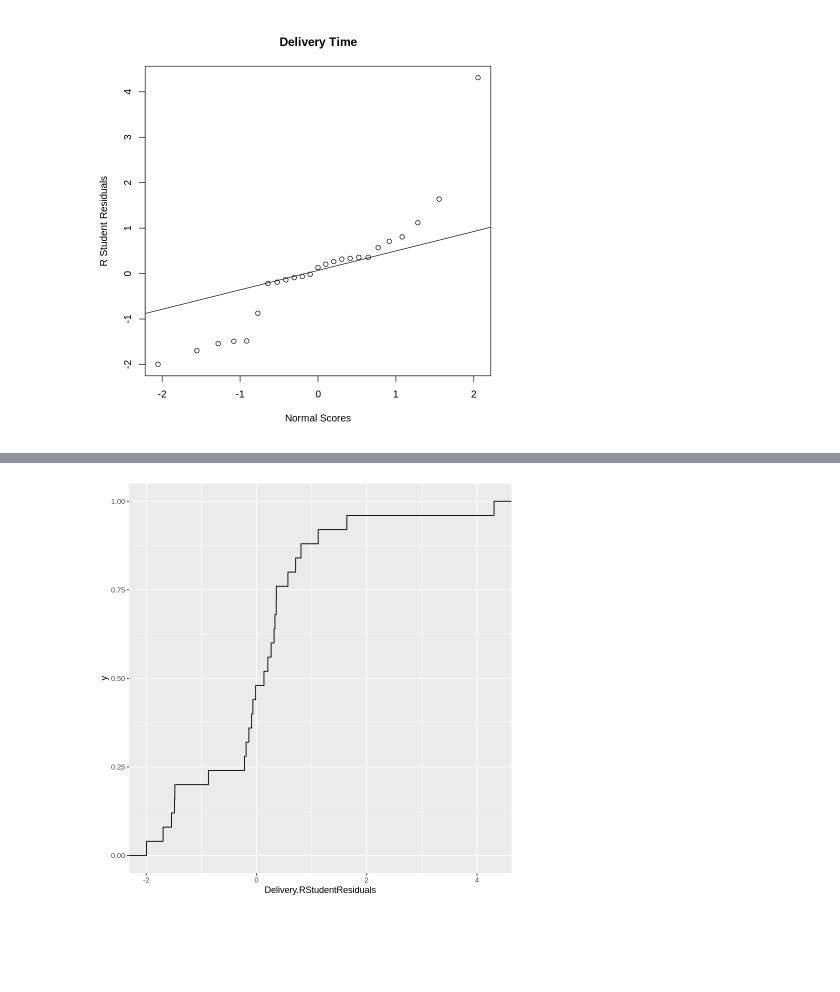
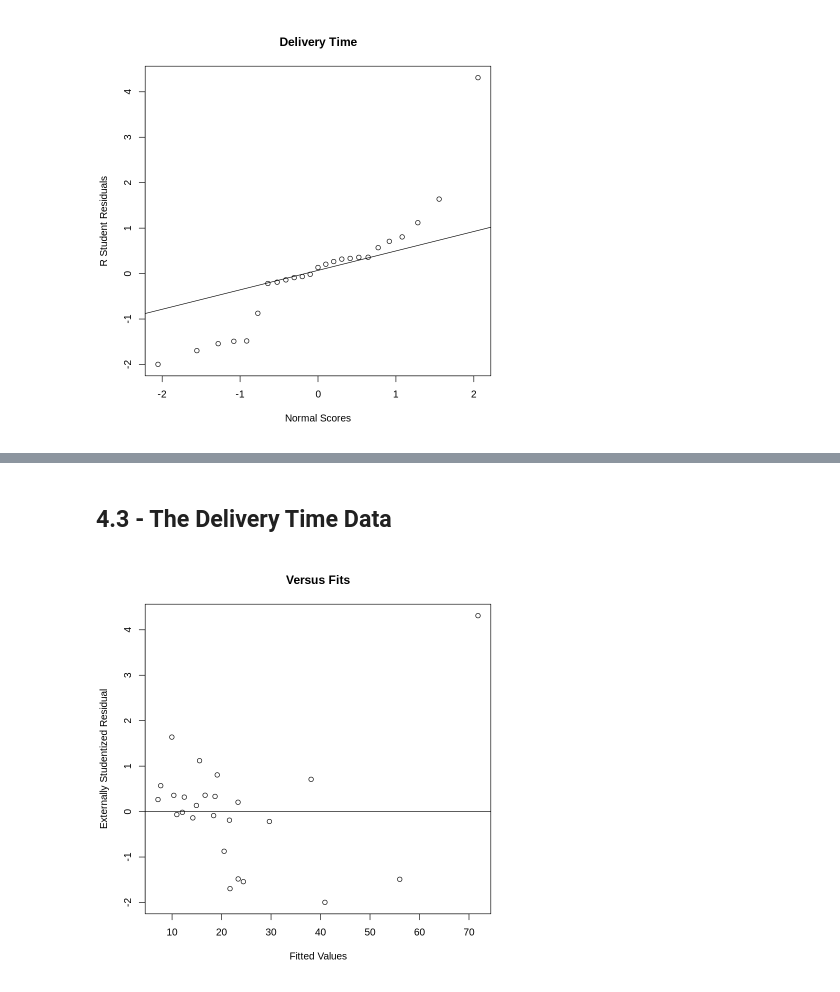
Before and after one commit to j-buss/Introduction-to-Linear-Regression-Analysis, a Jupyter notebook: Chapter_04/Chapter_04_Examples_R.ipynb, the cells around one changed output, grey strips where cells are left out. Cells and saved outputs as stored; diff of their text form; code cells hidden in the pictures; blank space fills up the shorter version.

```diff
--- a/Chapter_04/Chapter_04_Examples_R.ipynb
+++ b/Chapter_04/Chapter_04_Examples_R.ipynb
@@ -136,3 +129,10 @@ Delivery.HatMatrixDiagonals_2 <- unname(influence(Delivery.lm)$hat)
 all.equal(Delivery.HatMatrixDiagonals, Delivery.HatMatrixDiagonals_2)
 # %% [output]
 [1] TRUE
+# %%
+# Studentized Residuals
+Delivery.StudentizedResiduals <- Delivery.Residuals / sqrt(Delivery.lm.Mres * (1 - Delivery.HatMatrixDiagonals))
+Delivery.StudentizedResiduals_2 <- rstandard(Delivery.lm)
+
+# Check equivaliency
+all.equal(Delivery.StudentizedResiduals, Delivery.StudentizedResiduals_2)
@@ -154,3 +156,6 @@ S_sub_i_squared = (
         (Delivery.n - Delivery.p - 1)
     )
 Delivery.RStudentResiduals <- Delivery.Residuals / sqrt(S_sub_i_squared * (1 - Delivery.HatMatrixDiagonals))
+Delivery.RStudentResiduals_2 <- rstudent(Delivery.lm)
+
+all.equal(Delivery.RStudentResiduals, Delivery.RStudentResiduals_2)
@@ -189,14 +196,12 @@ A data.frame: 6 × 7
 | 4 | 4.9243539 | 1.51078203 | 1.57972040 | 0.08537479 | 5.38401290 | ... |
 | 5 | -0.4443983 | -0.13634053 | -0.14176094 | 0.07501050 | -0.48043610 | ... |
 | 6 | -0.2895743 | -0.08884082 | -0.09080847 | 0.04286693 | -0.30254339 | ... |
-# %%
-Delivery.PRESSResidualSummary <- PRESS(Delivery.lm, verbose = FALSE)
 # %%
 # PRESS Residual Summary
-Delivery.PRESSResidualSummary <- Delivery.PRESSResidualSummary$stat
-Delivery.PRESSResidualSummary_2 <- sum(Delivery.PRESSResidualSqrd)
+Delivery.PRESSResidualsStat <- PRESS(Delivery.lm, verbose = FALSE)$stat
+Delivery.PRESSResidualsStat_2 <- sum(Delivery.PRESSResidualsSqrd)
 
-all.equal(Delivery.PRESSResidualSummary, Delivery.PRESSResidualSummary_2)
+all.equal(Delivery.PRESSResidualsStat, Delivery.PRESSResidualsStat_2)
 # %% [output]
 [1] TRUE
 # %% [markdown]
@@ -224,4 +219,13 @@ abline(0,1)
-# %%
-ggplot(NULL, aes(x=Delivery.RStudentResiduals)) + geom_step(stat="ecdf")
-# %% [output]
-[figure, removed]
+# %% [markdown]
+## 4.3 - The Delivery Time Data
+# %%
+plot(
+    fitted(Delivery.lm),
+    Delivery.Residual_df$RStudentResiduals,
+    xlab="Fitted Values",
+    ylab="Externally Studentized Residual",
+    main="Versus Fits"
+)
+abline(h=0)
+# %% [output]
+[figure, added]
```
Also changed, not shown: parts of 19 cells of this notebook.
